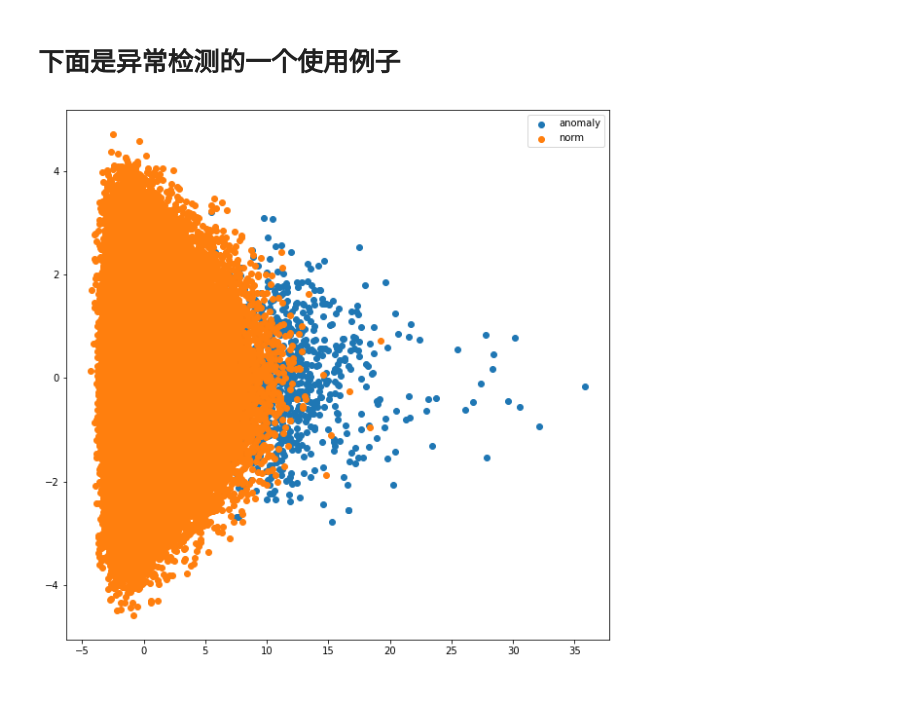
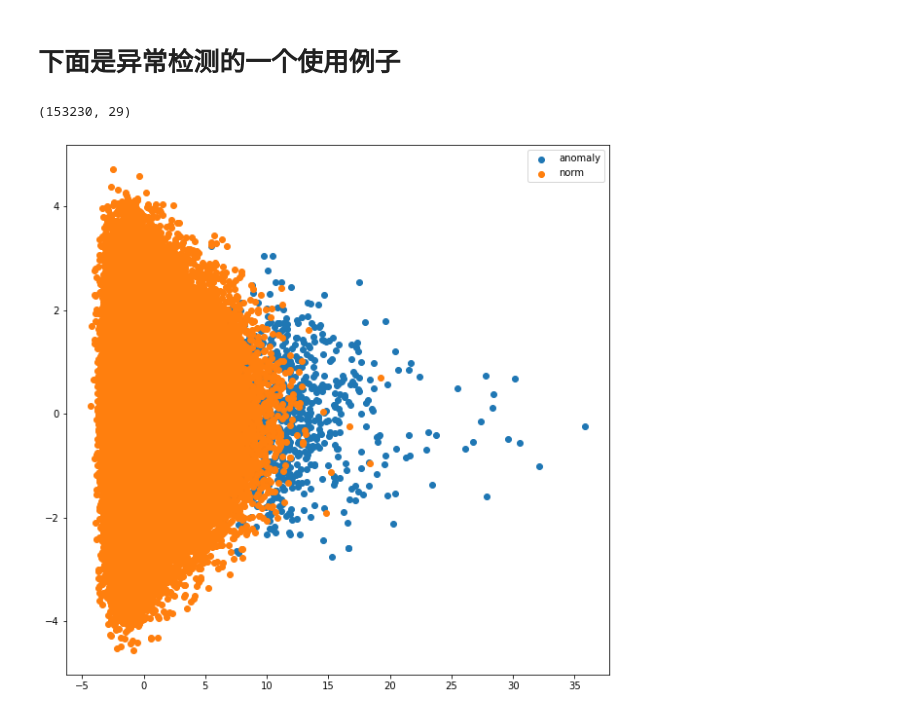
Before and after one commit to David-deng-yeah/BigData-FinalProject, a Jupyter notebook: 数据预处理/异常检测/异常检测.ipynb, the cells around one changed output. Drawn from its saved outputs; the diff is of its cells as text; code cells hidden in the pictures.

```diff
--- a/数据预处理/异常检测/异常检测.ipynb
+++ b/数据预处理/异常检测/异常检测.ipynb
@@ -382,9 +382,12 @@ plot_pca_(num=2,data=X_rsp32,label=y_pred_rsp32)
 # %%
 from anomaly_detection import anomaly_detection_, plot_pca
 
-X_test = X_rsp32
-X_test_AD, y_pred_test = anomaly_detection_(X_test)
+Block32_AD, y_pred_test = anomaly_detection_(Block32)
+# %%
+Block32_AD.shape
+# %% [output]
+(153230, 29)
 # %%
-plot_pca(num=2,data=X_test,label=y_pred_test)
+plot_pca(num=2,data=X_rsp32 ,label=y_pred_test)
 # %% [output]
-[figure, old version]
+[figure, new version]
```
Also changed, not shown: 4 other files.
